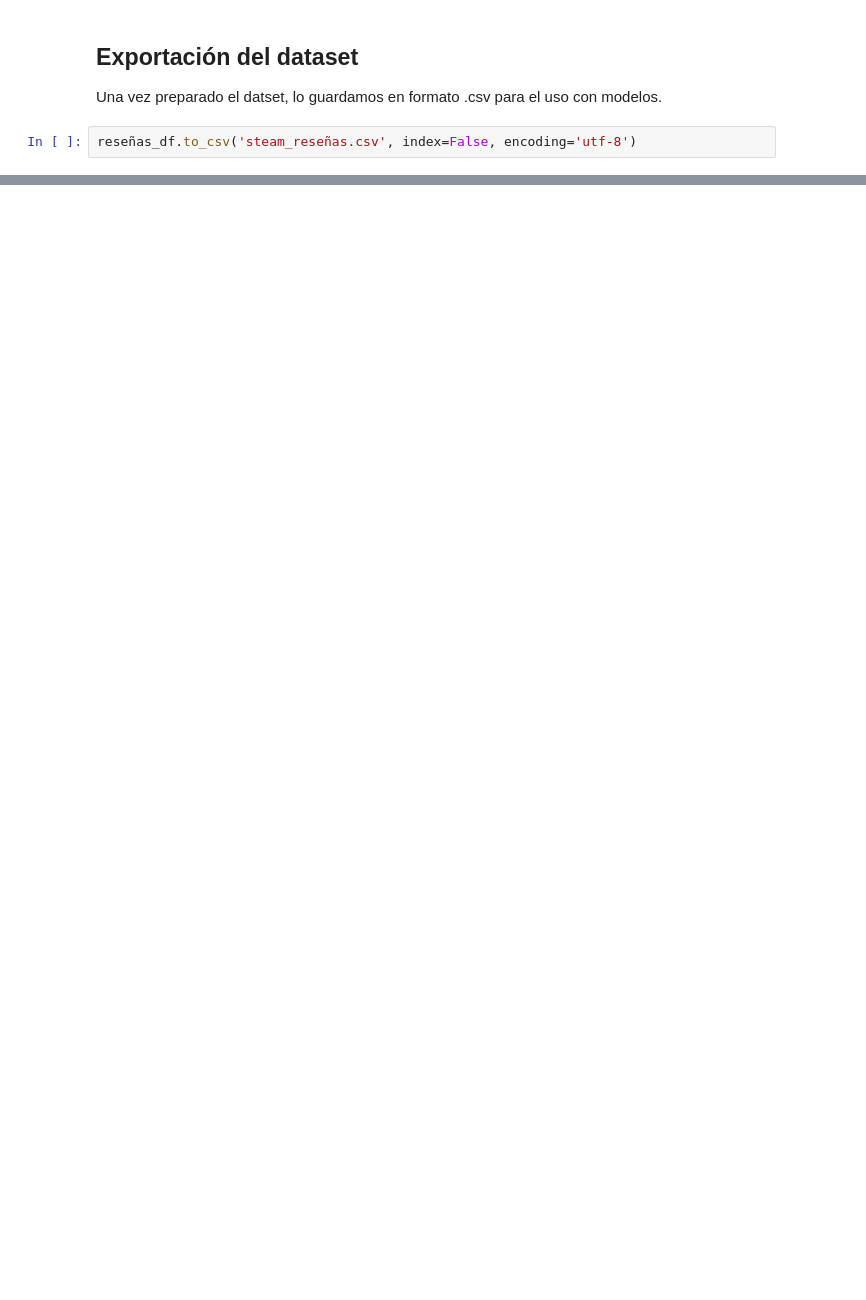
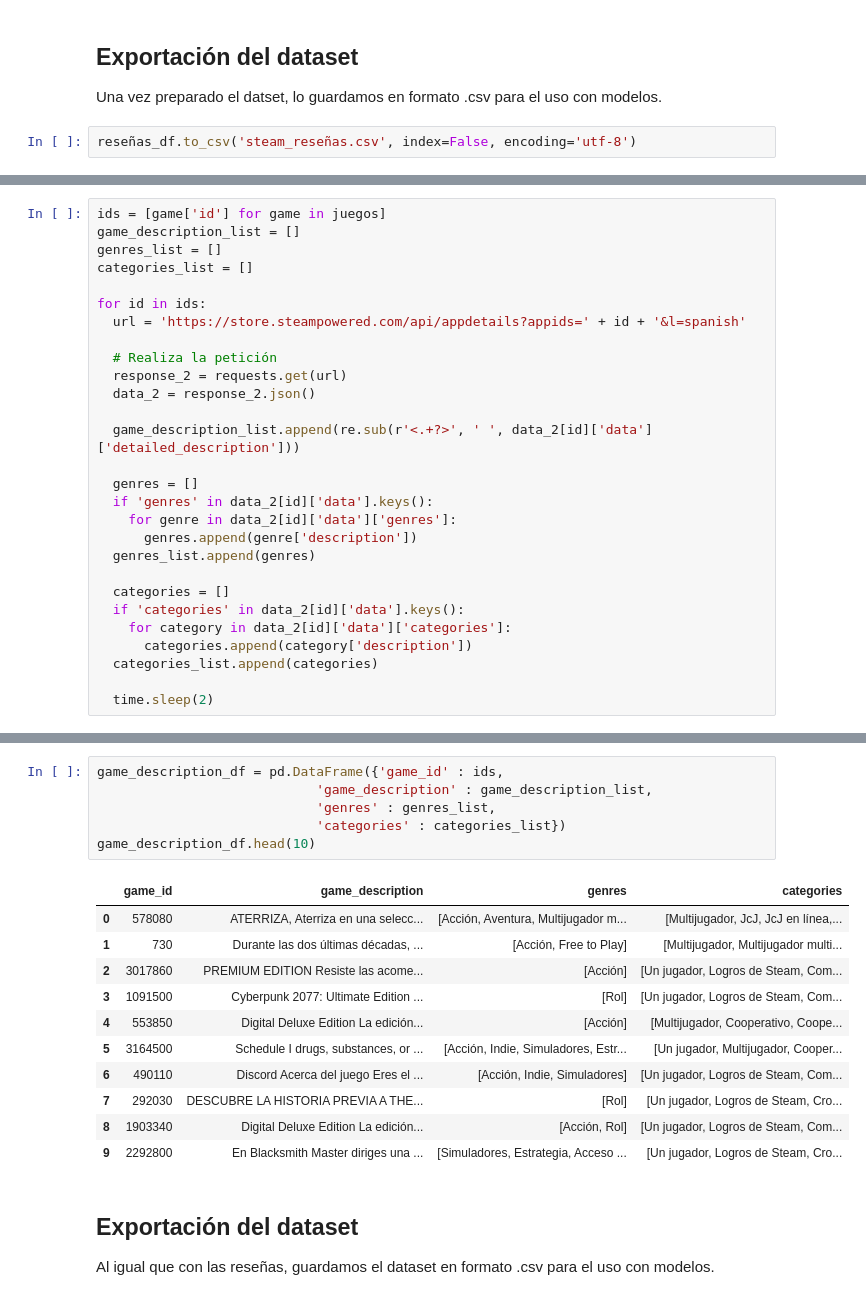
Before and after one commit to Mr-ion77/steam-reviewing, a Jupyter notebook: steam_reviews.ipynb, the cells around one changed output, grey strips where cells are left out. Cells and saved outputs as stored; diff of their text form; blank space fills up the shorter version.

```diff
--- a/steam_reviews.ipynb
+++ b/steam_reviews.ipynb
@@ -397,0 +431,28 @@ reseñas_df.to_csv('steam_reseñas.csv', index=False, encoding='utf-8')
+# %%
+ids = [game['id'] for game in juegos]
+game_description_list = []
+genres_list = []
+categories_list = []
+
+for id in ids:
+  url = 'https://store.steampowered.com/api/appdetails?appids=' + id + '&l=spanish'
+
+  # Realiza la petición
+  response_2 = requests.get(url)
+  data_2 = response_2.json()
+
+  game_description_list.append(re.sub(r'<.+?>', ' ', data_2[id]['data']['detailed_description']))
+
+  genres = []
+  if 'genres' in data_2[id]['data'].keys():
+    for genre in data_2[id]['data']['genres']:
+      genres.append(genre['description'])
+  genres_list.append(genres)
+
+  categories = []
+  if 'categories' in data_2[id]['data'].keys():
+    for category in data_2[id]['data']['categories']:
+      categories.append(category['description'])
+  categories_list.append(categories)
+
+  time.sleep(2)
@@ -397,0 +465,22 @@ reseñas_df.to_csv('steam_reseñas.csv', index=False, encoding='utf-8')
+# %%
+game_description_df = pd.DataFrame({'game_id' : ids,
+                            'game_description' : game_description_list,
+                            'genres' : genres_list,
+                            'categories' : categories_list})
+game_description_df.head(10)
+# %% [output]
+|  | game_id | game_description | genres | categories |
+| 0 | 578080 | ATERRIZA, Aterriza en una selecc... | [Acción, Aventura, Multijugador m... | [Multijugador, JcJ, JcJ en línea,... |
+| 1 | 730 | Durante las dos últimas décadas, ... | [Acción, Free to Play] | [Multijugador, Multijugador multi... |
+| 2 | 3017860 | PREMIUM EDITION Resiste las acome... | [Acción] | [Un jugador, Logros de Steam, Com... |
+| 3 | 1091500 | Cyberpunk 2077: Ultimate Edition ... | [Rol] | [Un jugador, Logros de Steam, Com... |
+| 4 | 553850 | Digital Deluxe Edition La edición... | [Acción] | [Multijugador, Cooperativo, Coope... |
+| 5 | 3164500 | Schedule I drugs, substances, or ... | [Acción, Indie, Simuladores, Estr... | [Un jugador, Multijugador, Cooper... |
+| 6 | 490110 | Discord Acerca del juego Eres el ... | [Acción, Indie, Simuladores] | [Un jugador, Logros de Steam, Com... |
+| 7 | 292030 | DESCUBRE LA HISTORIA PREVIA A THE... | [Rol] | [Un jugador, Logros de Steam, Cro... |
+| 8 | 1903340 | Digital Deluxe Edition La edición... | [Acción, Rol] | [Un jugador, Logros de Steam, Com... |
+| 9 | 2292800 | En Blacksmith Master diriges una ... | [Simuladores, Estrategia, Acceso ... | [Un jugador, Logros de Steam, Cro... |
+# %% [markdown]
+## Exportación del dataset
+
+Al igual que con las reseñas, guardamos el dataset en formato .csv para el uso con modelos.
```
Also changed, not shown: parts of 5 cells of this notebook, 2 other files.
